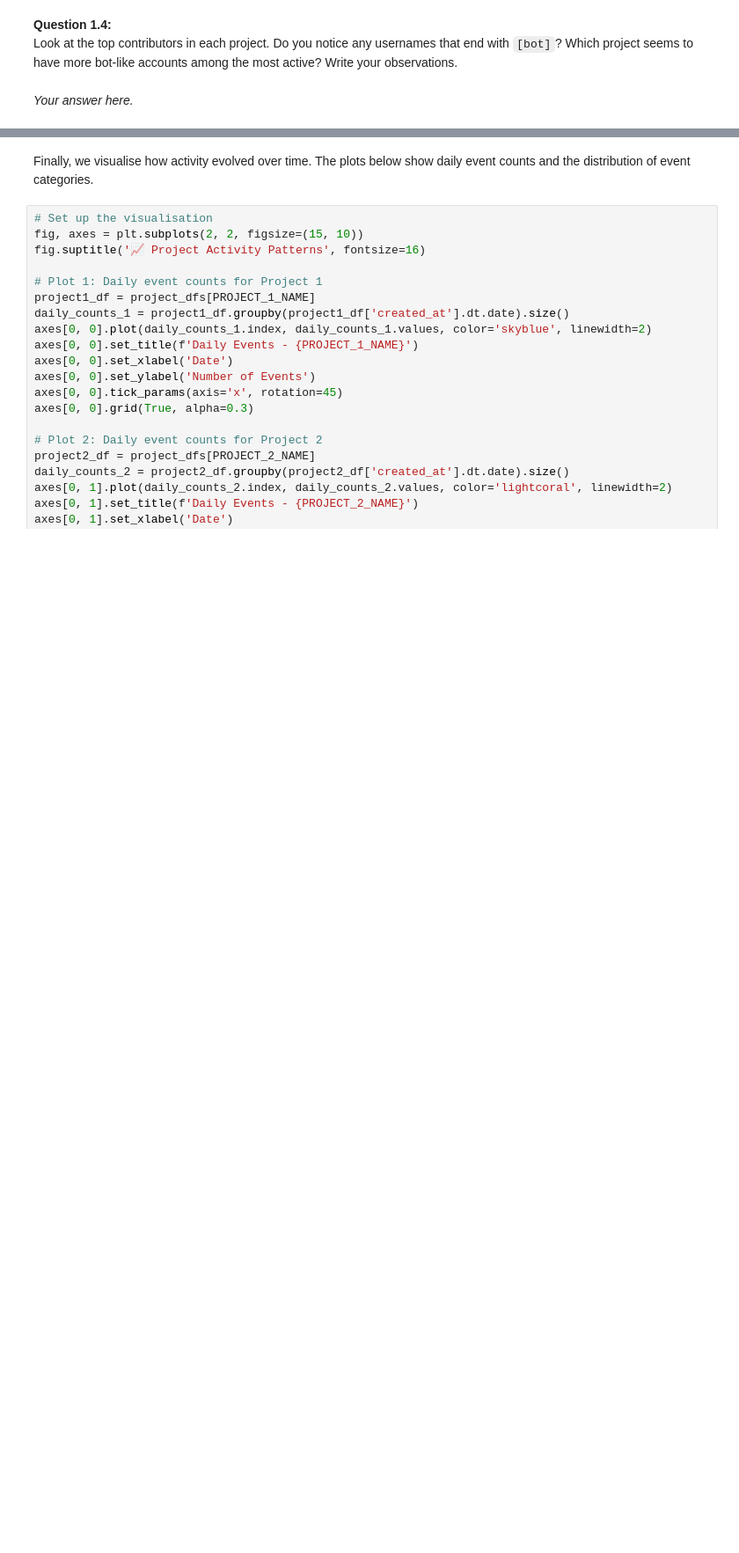
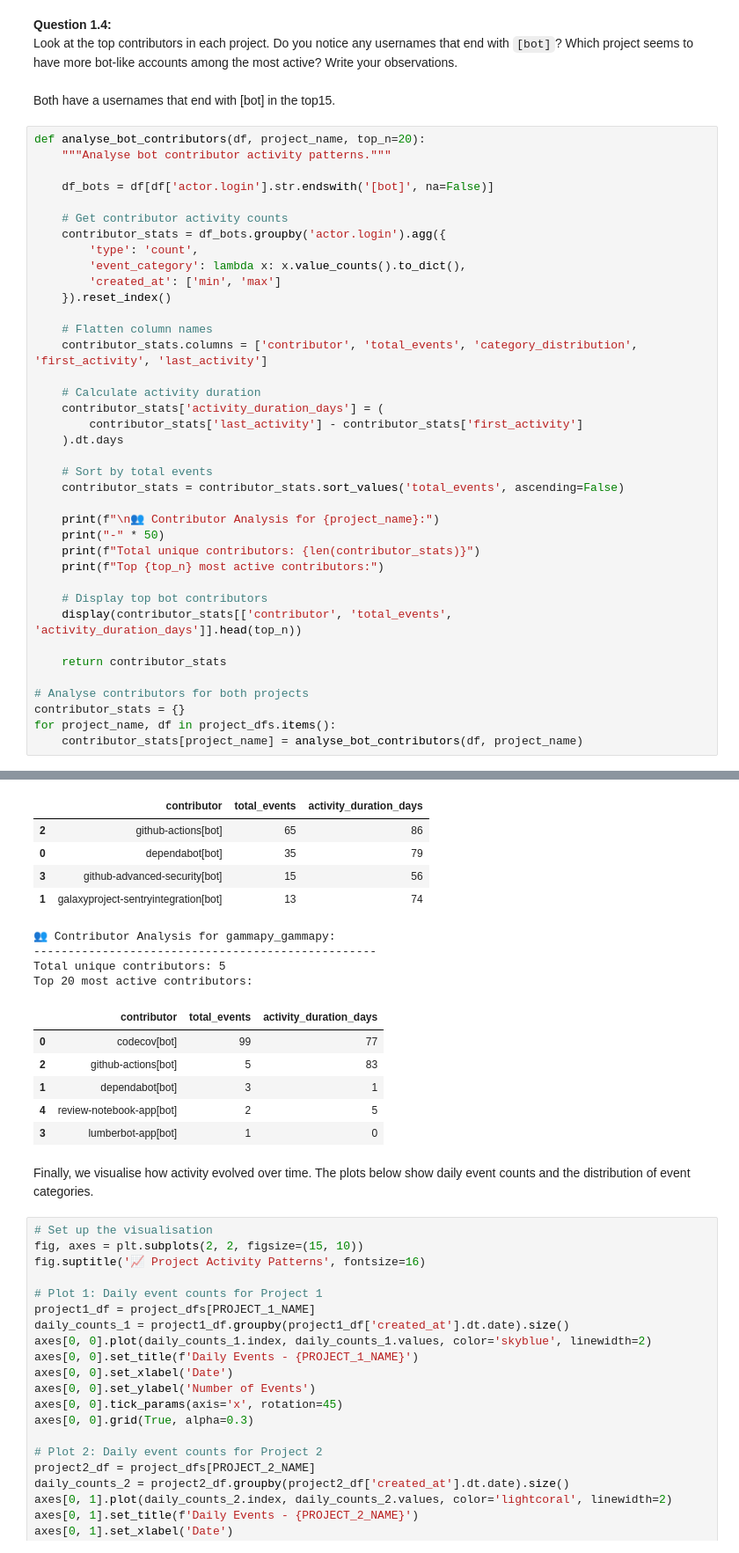
Before and after one commit to koluyantrez/software_Evolution_Practical-Bots, a Jupyter notebook: Bots-Template.ipynb, the cells around one changed output, grey strips where cells are left out. Shown at 88% size. Cells and saved outputs as stored; diff of their text form; blank space fills up the shorter version.

```diff
--- a/Bots-Template.ipynb
+++ b/Bots-Template.ipynb
@@ -420,4 +461,43 @@ for project_name, df in project_dfs.items():
 **Question 1.4:**
 Look at the top contributors in each project. Do you notice any usernames that end with `[bot]`? Which project seems to have more bot‑like accounts among the most active? Write your observations.
 # %% [markdown]
-*Your answer here.*
+Both have a usernames that end with \[bot] in the top15.
+# %%
+def analyse_bot_contributors(df, project_name, top_n=20):
+    """Analyse bot contributor activity patterns."""
+
+    df_bots = df[df['actor.login'].str.endswith('[bot]', na=False)]
+
+    # Get contributor activity counts
+    contributor_stats = df_bots.groupby('actor.login').agg({
+        'type': 'count',
+        'event_category': lambda x: x.value_counts().to_dict(),
+        'created_at': ['min', 'max']
+    }).reset_index()
+
+    # Flatten column names
+    contributor_stats.columns = ['contributor', 'total_events', 'category_distribution', 'first_activity', 'last_activity']
+
+    # Calculate activity duration
+    contributor_stats['activity_duration_days'] = (
+        contributor_stats['last_activity'] - contributor_stats['first_activity']
+    ).dt.days
+
+    # Sort by total events
+    contributor_stats = contributor_stats.sort_values('total_events', ascending=False)
+
+    print(f"\n👥 Contributor Analysis for {project_name}:")
+    print("-" * 50)
+    print(f"Total unique contributors: {len(contributor_stats)}")
+    print(f"Top {top_n} most active contributors:")
+
+    # Display top bot contributors
+    display(contributor_stats[['contributor', 'total_events', 'activity_duration_days']].head(top_n))
+
+    return contributor_stats
+
+# Analyse contributors for both projects
+contributor_stats = {}
+for project_name, df in project_dfs.items():
+    contributor_stats[project_name] = analyse_bot_contributors(df, project_name)
+# %% [output]
@@ -424,3 +508,18 @@ Look at the top contributors in each project. Do you notice any usernames that e
+|  | contributor | total_events | activity_duration_days |
+| 2 | github-actions[bot] | 65 | 86 |
+| 0 | dependabot[bot] | 35 | 79 |
+| 3 | github-advanced-security[bot] | 15 | 56 |
+| 1 | galaxyproject-sentryintegration[bot] | 13 | 74 |
+👥 Contributor Analysis for gammapy_gammapy:
+--------------------------------------------------
+Total unique contributors: 5
+Top 20 most active contributors:
+|  | contributor | total_events | activity_duration_days |
+| 0 | codecov[bot] | 99 | 77 |
+| 2 | github-actions[bot] | 5 | 83 |
+| 1 | dependabot[bot] | 3 | 1 |
+| 4 | review-notebook-app[bot] | 2 | 5 |
+| 3 | lumberbot-app[bot] | 1 | 0 |
 # %% [markdown]
 Finally, we visualise how activity evolved over time. The plots below show daily event counts and the distribution of event categories.
 # %%
```
Also changed, not shown: parts of 3 cells of this notebook.
